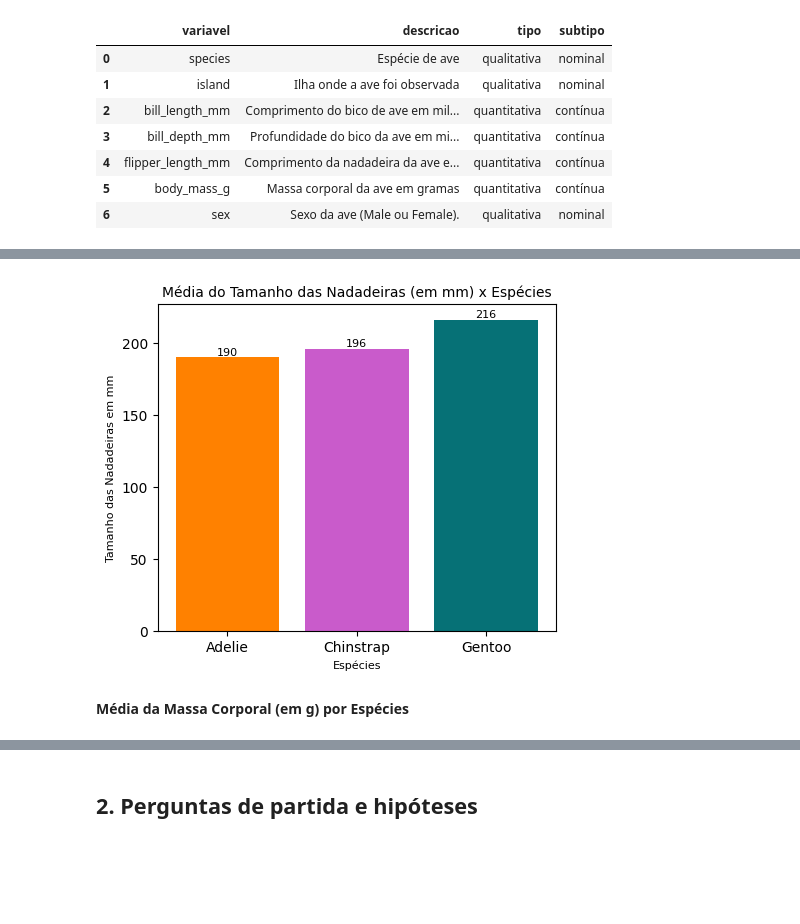
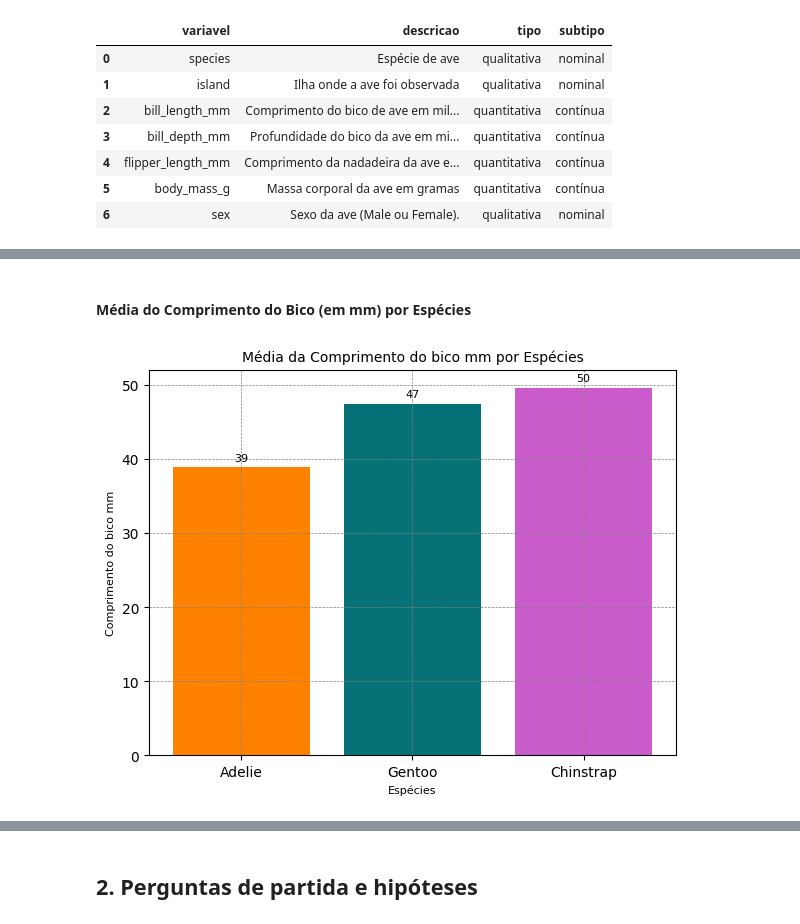
Before and after one commit to ninesousa/avanti-bootcamp-cdd, a Jupyter notebook: notebooks/01-exploratory_data_analysis.ipynb, the cells around one changed output, grey strips where cells are left out. Saved outputs shown, nothing was run; the diff lists cells and outputs as text; code cells hidden in the pictures; blank space fills up the shorter version.

```diff
--- a/notebooks/01-exploratory_data_analysis.ipynb
+++ b/notebooks/01-exploratory_data_analysis.ipynb
@@ -36,8 +36,8 @@ import numpy as np
 - **Gentoo** na cor verde azulado <span style="color:#067176">**#067176**</span>.
 # %%
 # leitura e amostra de dados
-dt = pd.read_csv("../data/raw/data.csv")
-dt
+df = pd.read_csv("../data/raw/data.csv")
+df
 # %% [output]
 |  | species | island | bill_length_mm | bill_depth_mm | flipper_length_mm | body_mass_g | sex |
 | 0 | Adelie | Torgersen | 39.1 | 18.7 | 181.0 | 3750.0 | MALE |
@@ -110,0 +102,13 @@ display(dt)
+# %%
+# colunas (variáveis) contendo valores valtantes
+number_column = df.isnull().sum().loc[lambda x: x > 0]
+number_rows = df.isnull().any(axis=1).sum()
+
+display(number_column)
+df.dropna(inplace=True)
+
+print("____________________________________________________________________________________________________________")
+
+print(f"A partir dessa informação sabemos que as variáveis {number_column.axes[0].to_list()} contém valores faltantes.")
+print(" ")
+print(f"Além disso sabemos que temos {number_rows} linhas com valores faltantes.")
@@ -149,33 +222,31 @@ Medida de Médias por Espécies, Sexo e Ilhas
+# %% [markdown]
+#### Média do Comprimento do Bico (em mm) por Espécies
 # %%
-# tamanho do gráfico e cores
-plt.figure(figsize=(8, 12))
-palette = ['#FF8100','#C95BCB','#067176']
-
-# tamanho
-plt.subplot(3, 1, 1)
+# tamanho do gráfico
+plt.figure(figsize=(10, 5))
+palette = [ '#FF8100','#067176','#C95BCB']
 
 # Dados
 # agrupamento por species e o calculo da mediana
-dt_avg = dt.groupby('especies')['comprimento_do_nadadeira_mm'].median().reset_index()
-#coloca os números em cima da barra
-for i, value in enumerate(dt_avg['comprimento_do_nadadeira_mm']):
-    plt.text(i, value, round(value), ha='center', va='bottom', fontsize=8)
+df_avg = df.groupby('especies')['comprimento_do_bico_mm'].median().reset_index()
 
 # resultado e ordenação dos dados
-dt_avg = dt_avg.sort_values(by='comprimento_do_nadadeira_mm', ascending=True)
+df_avg = df_avg.sort_values(by='comprimento_do_bico_mm', ascending=True)
+#coloca os números em cima da barra
+for i, value in enumerate(df_avg['comprimento_do_bico_mm']):
+    plt.text(i, value+2, round(value), ha='center', va='top', fontsize=8)
 
 #tipo de gráfico.
-plt.bar(dt_avg['especies'], dt_avg['comprimento_do_nadadeira_mm'], color=palette)
+plt.bar(df_avg['especies'], df_avg['comprimento_do_bico_mm'], color=palette)
+plt.grid(True, linestyle='--', linewidth=0.5, color='grey')
 
 #legendas do titulo, x e y
-plt.title('Média do Tamanho das Nadadeiras (em mm) x Espécies', fontsize=10)
+plt.title('Média da Comprimento do bico mm por Espécies', fontsize=10)
 plt.xlabel('Espécies', fontsize = 8)
-plt.ylabel('Tamanho das Nadadeiras em mm', fontsize = 8)
+plt.ylabel('Comprimento do bico mm', fontsize = 8)
 
-#ajuste dos gráficos e o plot
+#ajuste dos gráficos e plot
 plt.tight_layout(rect=[0, 0, 0.6, 0.95])
 plt.show()
 # %% [output]
-[figure, old version]
+[figure, new version]
-# %% [markdown]
-**Média da Massa Corporal (em g) por Espécies**
```
Also changed, not shown: parts of 31 cells of this notebook, 3 other files.
